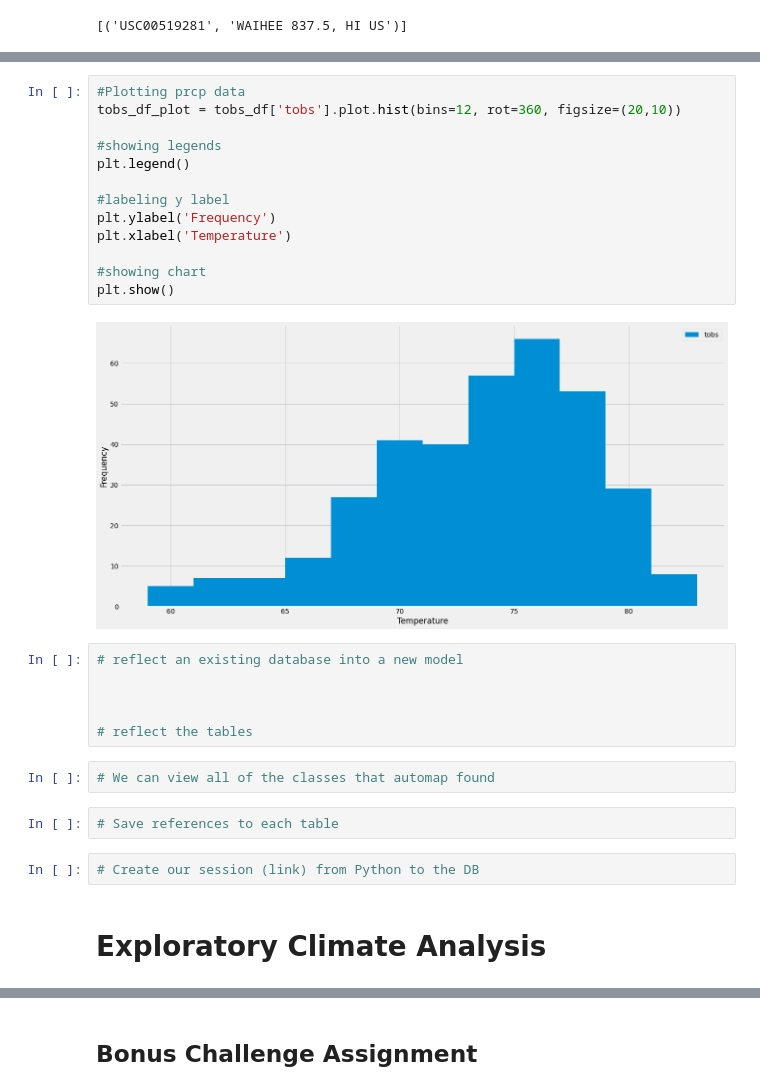
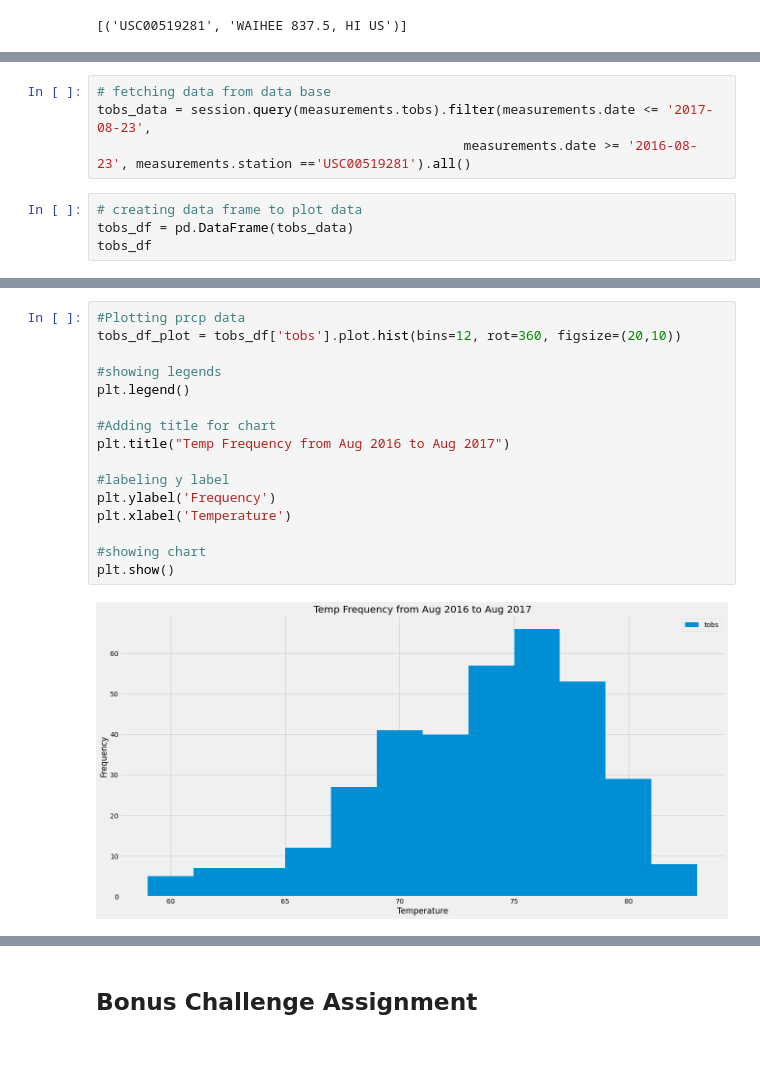
Before and after one commit to samuelokunola326/sqlalchemy-challenge, a Jupyter notebook: Climate_Analysis.ipynb, the cells around one changed output, grey strips where cells are left out. Saved outputs shown, nothing was run; the diff lists cells and outputs as text; blank space fills up the shorter version.

Commit message:
Updating climate file

```diff
--- a/Climate_Analysis.ipynb
+++ b/Climate_Analysis.ipynb
@@ -293,0 +228,8 @@ tobs_df
+# %%
+# fetching data from data base
+tobs_data = session.query(measurements.tobs).filter(measurements.date <= '2017-08-23',
+                                               measurements.date >= '2016-08-23', measurements.station =='USC00519281').all()
+# %%
+# creating data frame to plot data
+tobs_df = pd.DataFrame(tobs_data)
+tobs_df
@@ -294,29 +250,18 @@ tobs_df
 # %%
 #Plotting prcp data
 tobs_df_plot = tobs_df['tobs'].plot.hist(bins=12, rot=360, figsize=(20,10))
 
 #showing legends
 plt.legend()
 
+#Adding title for chart
+plt.title("Temp Frequency from Aug 2016 to Aug 2017")
+
 #labeling y label
 plt.ylabel('Frequency')
 plt.xlabel('Temperature')
 
 #showing chart
 plt.show()
 # %% [output]
-[figure, old version]
+[figure, new version]
-# %%
-# reflect an existing database into a new model
-
-
-
-# reflect the tables
-# %%
-# We can view all of the classes that automap found
-# %%
-# Save references to each table
-# %%
-# Create our session (link) from Python to the DB
-# %% [markdown]
-# Exploratory Climate Analysis
```
Also changed, not shown: parts of 13 cells of this notebook.
